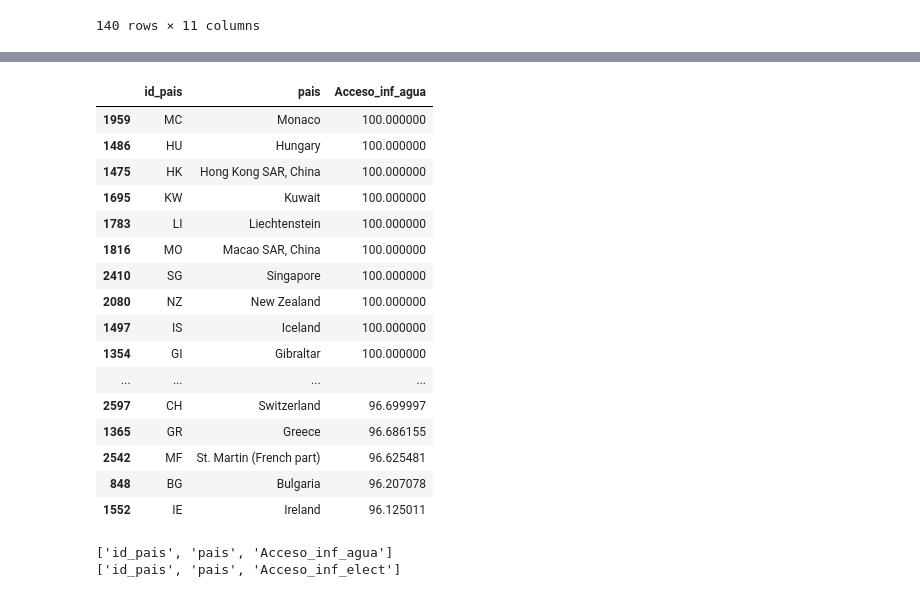
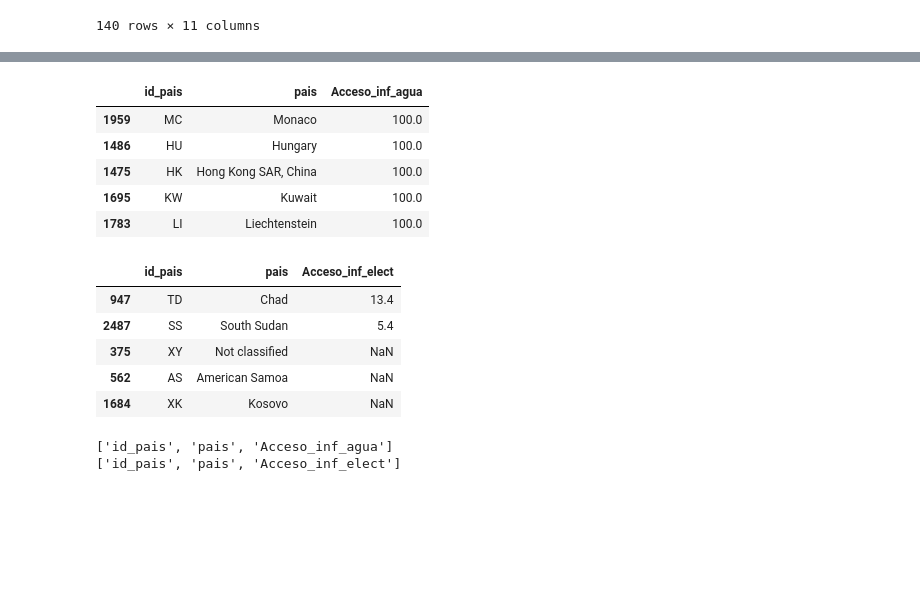
Before and after one commit to Juancarlosdelmarlostanau/proyect-sql, a Jupyter notebook: pruebaprueba.ipynb, the cells around one changed output, grey strips where cells are left out. Drawn from its saved outputs; the diff is of its cells as text; code cells hidden in the pictures; blank space fills up the shorter version.

```diff
--- a/pruebaprueba.ipynb
+++ b/pruebaprueba.ipynb
@@ -208,25 +214,21 @@ DatabaseError: Execution failed on sql 'INSERT INTO social (id_pais, social_supp
 # %%
-df_inf_agua2024.head(50)
+df_inf_agua2024.head()
 # %% [output]
 |  | id_pais | pais | Acceso_inf_agua |
-| 1959 | MC | Monaco | 100.000000 |
-| 1486 | HU | Hungary | 100.000000 |
-| 1475 | HK | Hong Kong SAR, China | 100.000000 |
-| 1695 | KW | Kuwait | 100.000000 |
-| 1783 | LI | Liechtenstein | 100.000000 |
-| 1816 | MO | Macao SAR, China | 100.000000 |
-| 2410 | SG | Singapore | 100.000000 |
-| 2080 | NZ | New Zealand | 100.000000 |
-| 1497 | IS | Iceland | 100.000000 |
-| 1354 | GI | Gibraltar | 100.000000 |
-| ... | ... | ... | ... |
-| 2597 | CH | Switzerland | 96.699997 |
-| 1365 | GR | Greece | 96.686155 |
-| 2542 | MF | St. Martin (French part) | 96.625481 |
-| 848 | BG | Bulgaria | 96.207078 |
-| 1552 | IE | Ireland | 96.125011 |
+| 1959 | MC | Monaco | 100.0 |
+| 1486 | HU | Hungary | 100.0 |
+| 1475 | HK | Hong Kong SAR, China | 100.0 |
+| 1695 | KW | Kuwait | 100.0 |
+| 1783 | LI | Liechtenstein | 100.0 |
 # %%
-df_inf_elect2024.tail(50)
+df_inf_elect2024.tail()
+# %% [output]
+|  | id_pais | pais | Acceso_inf_elect |
+| 947 | TD | Chad | 13.4 |
+| 2487 | SS | South Sudan | 5.4 |
+| 375 | XY | Not classified | NaN |
+| 562 | AS | American Samoa | NaN |
+| 1684 | XK | Kosovo | NaN |
 # %%
 print(df_inf_agua2024.columns.tolist())
 print(df_inf_elect2024.columns.tolist())
```
Also changed, not shown: parts of 11 cells of this notebook, 1 other file.
